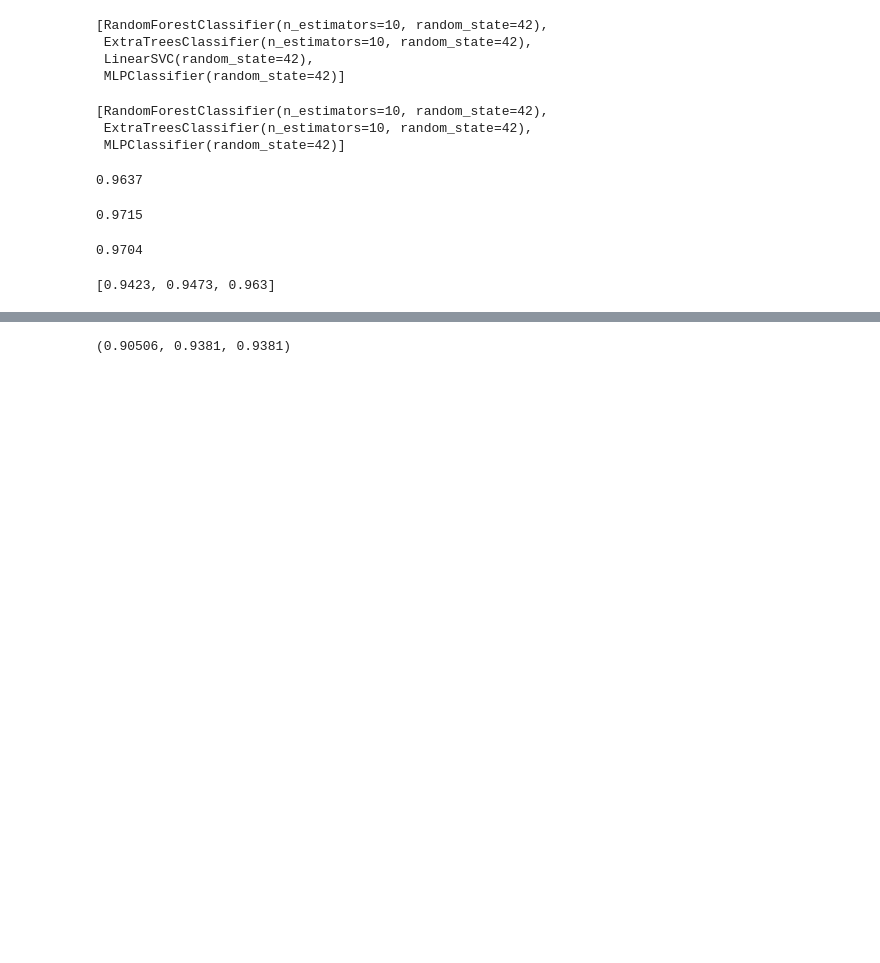
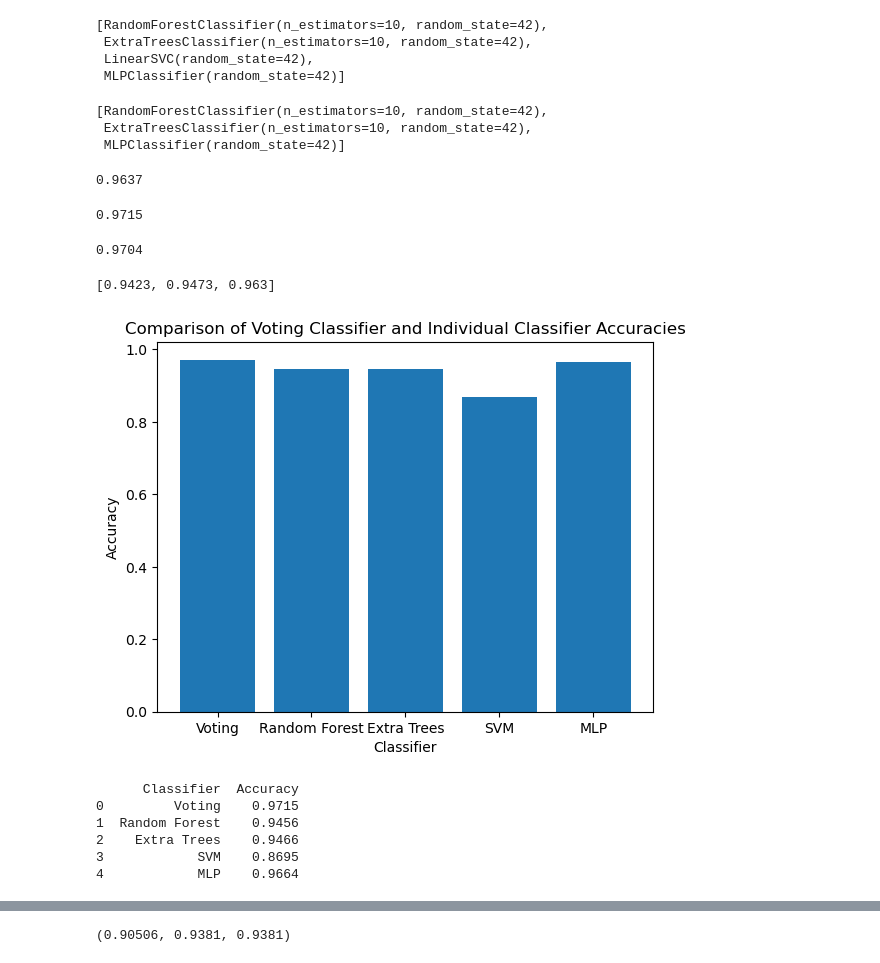
Before and after one commit to ehsanap7/kaggle, a Jupyter notebook: ensemble-learning-comp-8720.ipynb, the cells around one changed output, grey strips where cells are left out. Drawn from its saved outputs; the diff is of its cells as text; code cells hidden in the pictures; blank space fills up the shorter version.

```diff
--- a/ensemble-learning-comp-8720.ipynb
+++ b/ensemble-learning-comp-8720.ipynb
@@ -174,3 +201,25 @@ voting_clf.score(X_test, y_test)
 [estimator.score(X_test, y_test) for estimator in voting_clf.estimators_]
 # %% [output]
 [0.9423, 0.9473, 0.963]
+# %%
+voting_clf_acc = accuracy_score(y_val, voting_clf.predict(X_val))
+
+plt.bar(['Voting'] + estimator_names, [voting_clf_acc] + accuracies)
+plt.xlabel('Classifier')
+plt.ylabel('Accuracy')
+plt.title('Comparison of Voting Classifier and Individual Classifier Accuracies')
+plt.show()
+
+accuracy_table_voting = pd.DataFrame({
+    'Classifier': ['Voting'] + estimator_names,
+    'Accuracy': [voting_clf_acc] + accuracies
+})
+print(accuracy_table_voting)
+# %% [output]
+[figure, added]
+      Classifier  Accuracy
+0         Voting    0.9715
+1  Random Forest    0.9456
+2    Extra Trees    0.9466
+3            SVM    0.8695
+4            MLP    0.9664
```
Also changed, not shown: parts of 3 cells of this notebook.
